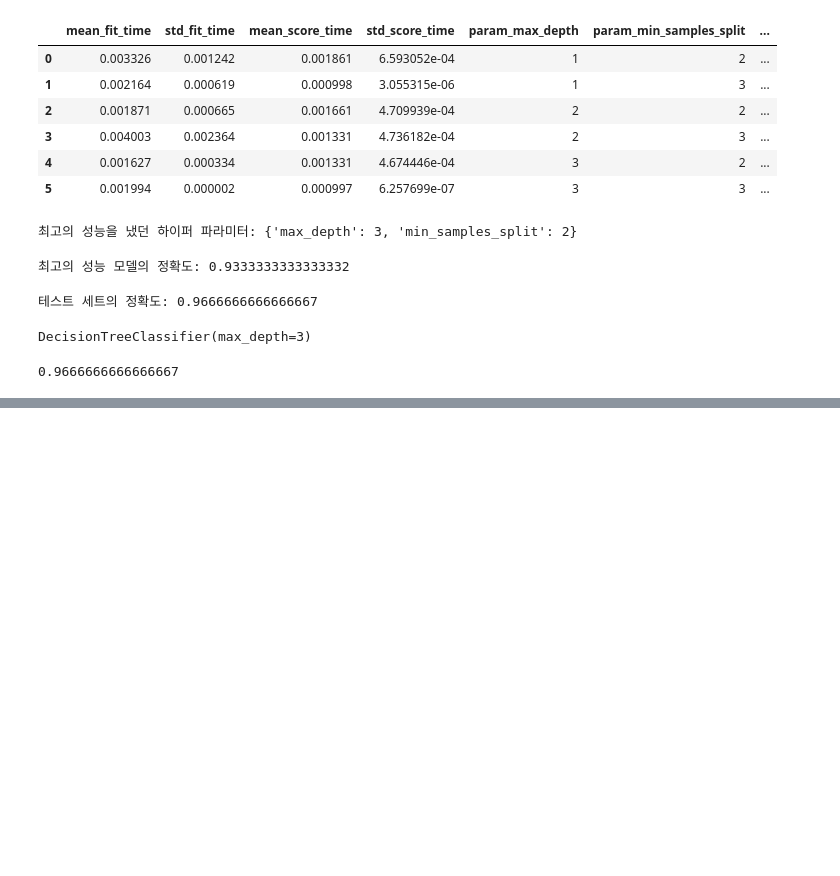
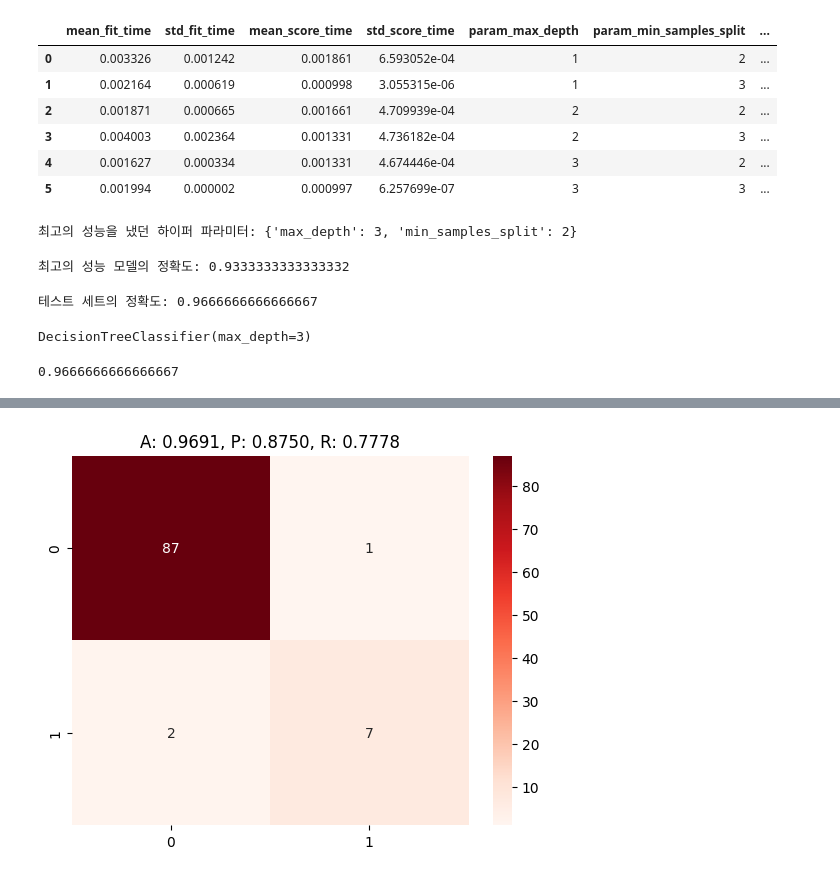
Before and after one commit to yant1001/Machine_Learning, a Jupyter notebook: 1-sklearn.ipynb, the cells around one changed output, grey strips where cells are left out. Saved outputs shown, nothing was run; the diff lists cells and outputs as text; code cells hidden in the pictures; blank space fills up the shorter version.

```diff
--- a/1-sklearn.ipynb
+++ b/1-sklearn.ipynb
@@ -281,0 +559,3 @@ accuracy_score(y_test, pred)
+# %%
+pred_proba = model.predict_proba(X_test)
+pred_proba
@@ -281,0 +593,6 @@ accuracy_score(y_test, pred)
+# %%
+custom_threshold = 0.5
+
+pred_proba_1 = model.predict_proba(X_test)
+pred_proba_1 = pred_proba[:, 1].reshape(-1, 1)
+pred_proba_1
@@ -281,0 +617,5 @@ accuracy_score(y_test, pred)
+# %%
+binarizer = Binarizer(threshold=custom_threshold)
+
+custom_predict = binarizer.fit_transform(pred_proba_1)
+custom_predict
@@ -281,0 +640,23 @@ accuracy_score(y_test, pred)
+# %%
+## ((cf))
+import matplotlib.pyplot as plt
+import seaborn as sns
+
+from sklearn.metrics import accuracy_score, precision_score , recall_score , confusion_matrix
+
+def get_clf_eval(y_test, pred, ax=None):
+  confusion = confusion_matrix( y_test, pred)
+  precision = precision_score(y_test , pred)
+  recall = recall_score(y_test , pred)
+  accuracy = accuracy_score(y_test, pred)
+  hmap_ax = sns.heatmap(
+    confusion,
+    annot=True,
+    cmap="Reds",
+    ax=ax
+  )
+  hmap_ax.set_title('A: {0:.4f}, P: {1:.4f}, R: {2:.4f}'.format(accuracy , precision ,recall))
+
+get_clf_eval(y_test, custom_predict)
+# %% [output]
+[figure, added]
```
Also changed, not shown: parts of 39 cells of this notebook.
